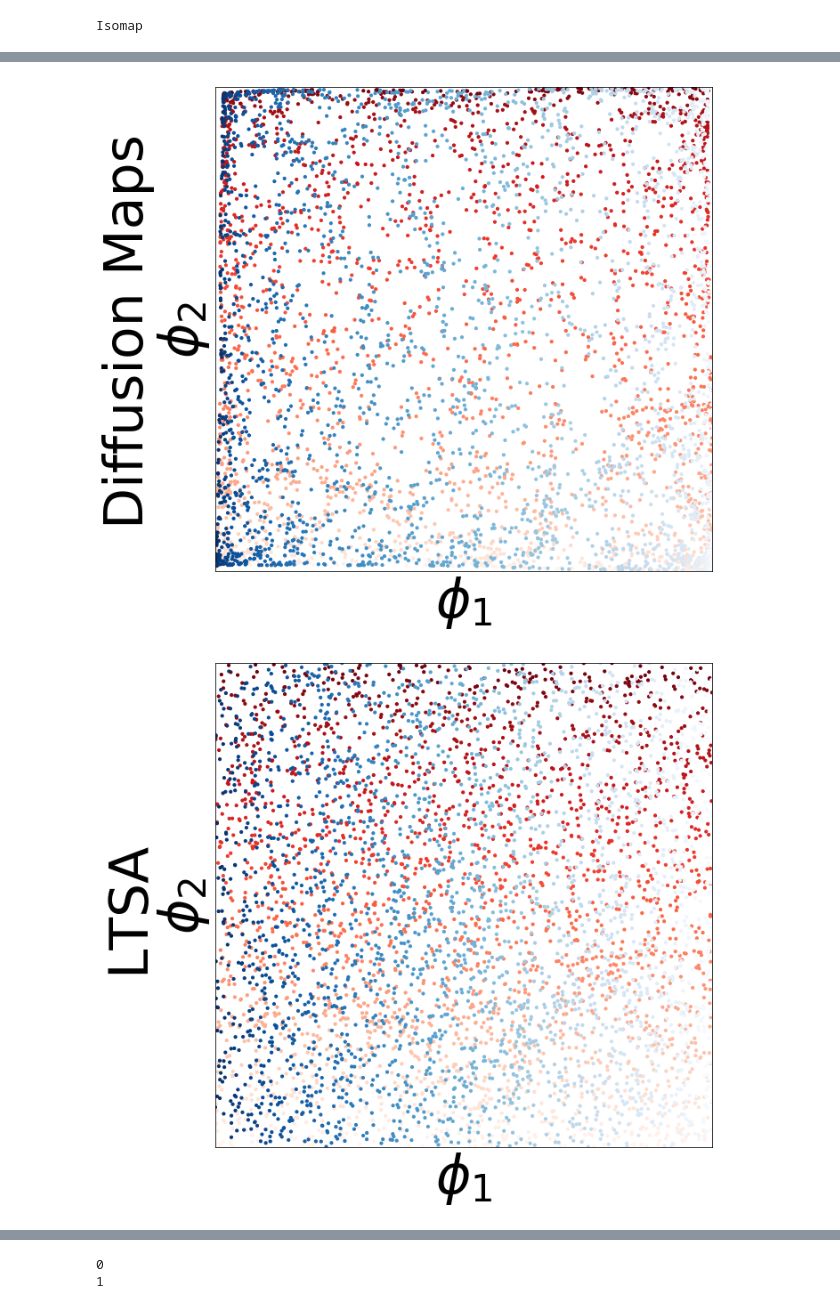
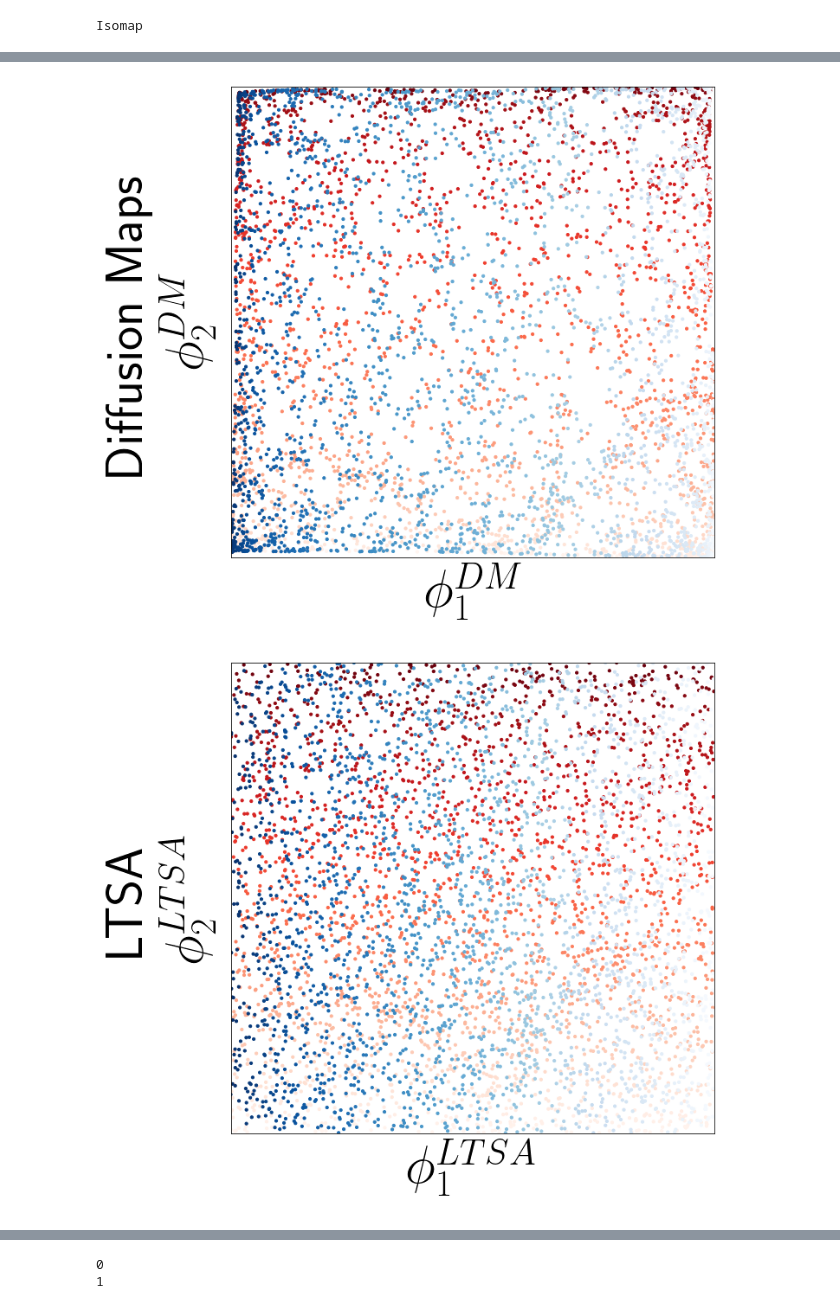
Before and after one commit to sjkoelle/manifoldflasso_jmlr, a Jupyter notebook: codes/swiss_jmlrresubmission2.ipynb, the cells around one changed output, grey strips where cells are left out. Saved outputs shown, nothing was run; the diff lists cells and outputs as text; code cells hidden in the pictures.

```diff
--- a/codes/swiss_jmlrresubmission2.ipynb
+++ b/codes/swiss_jmlrresubmission2.ipynb
@@ -197,24 +197,24 @@ plt.savefig('/Users/samsonkoelle/Downloads/manigrad-100818/mani-samk-gradients/F
 # %%
 %matplotlib inline
 fig, axes_all = plt.subplots(figsize=(10,10) )
 swiss_spectral = N_spectral.data
 axes_all.scatter(swiss_spectral[inds1,0],swiss_spectral[inds1,1], s = 10, alpha = 1, c = swiss_internal[inds1,0], cmap = 'Reds')
 axes_all.scatter(swiss_spectral[inds2,0],swiss_spectral[inds2,1], s =10, alpha = 1, c = swiss_internal[inds2,1], cmap = 'Blues')
 axes_all.set_xlim(swiss_spectral[:,0].min(), swiss_spectral[:,0].max())
 axes_all.set_ylim(swiss_spectral[:,1].min(), swiss_spectral[:,1].max())
 axes_all.set_xticks([])
 axes_all.set_yticks([])
 #axes_all[1,0].set_ylabel(r'$\phi_2$')
 #axes_all[1,0].set_xlabel(r'$\phi_1$')
-axes_all.set_xlabel(r'$\phi_1$', fontsize = 60)
-axes_all.set_ylabel(r'$\phi_2$', fontsize = 60)
+axes_all.set_xlabel(r'$\phi_1^{DM}$', fontsize = 60, labelpad=20)
+axes_all.set_ylabel(r'$\phi_2^{DM}$', fontsize = 60)
 #secax = axes_all[1,0].secondary_yaxis('left')# functions=(deg2rad, rad2deg))
 #secax.set_text(x 'Spectral Embedding', labelpad = 20,fontsize = 60)
 #axes_all[1,0].set_ylabel(r'$\phi_2$', fontsize = 60, labelpad = 20)
-fig.text(-0.01, 0.5, 'Diffusion Maps', ha='center', va='center', rotation='vertical', fontsize = 60)
+fig.text(-0.04, 0.5, 'Diffusion Maps', ha='center', va='center', rotation='vertical', fontsize = 60)
 plt.savefig('/Users/samsonkoelle/Downloads/manigrad-100818/mani-samk-gradients/Figures/figure_for_jmlr/sr_spectral', bbox_inches = "tight")
 # %% [output]
-[figure, old version]
+[figure, new version]
 # %%
 %matplotlib inline
 fig, axes_all = plt.subplots(figsize=(10,10) )
@@ -226,13 +226,13 @@ axes_all.set_ylim(swiss_ltsa[:,1].min(), swiss_ltsa[:,1].max())
 axes_all.set_xticks([])
 axes_all.set_yticks([])
 #axes_all[3,0].set_ylabel(r'$\phi_2$')
-axes_all.set_xlabel(r'$\phi_1$', fontsize = 60)
-axes_all.set_ylabel(r'$\phi_2$', fontsize = 60)
-fig.text(-0.01, 0.5, 'LTSA', ha='center', va='center', rotation='vertical', fontsize = 60)
+axes_all.set_xlabel(r'$\phi_1^{LTSA}$', fontsize = 60, labelpad=20)
+axes_all.set_ylabel(r'$\phi_2^{LTSA}$', fontsize = 60)
+fig.text(-0.04, 0.5, 'LTSA', ha='center', va='center', rotation='vertical', fontsize = 60)
 
 plt.savefig('/Users/samsonkoelle/Downloads/manigrad-100818/mani-samk-gradients/Figures/figure_for_jmlr/sr_ltsa', bbox_inches = "tight")
 # %% [output]
-[figure, old version]
+[figure, new version]
 # %%
 %matplotlib inline
 fig, axes_all = plt.subplots(figsize=(10,10) )
```
Also changed, not shown: parts of 14 cells of this notebook, 13 other files.
